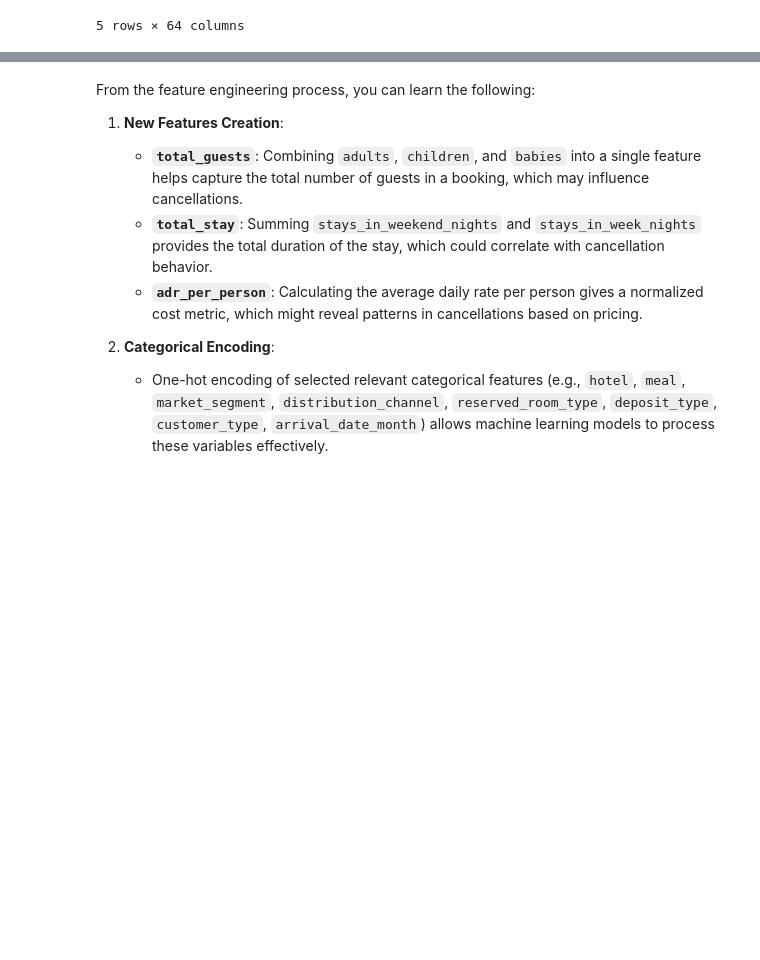
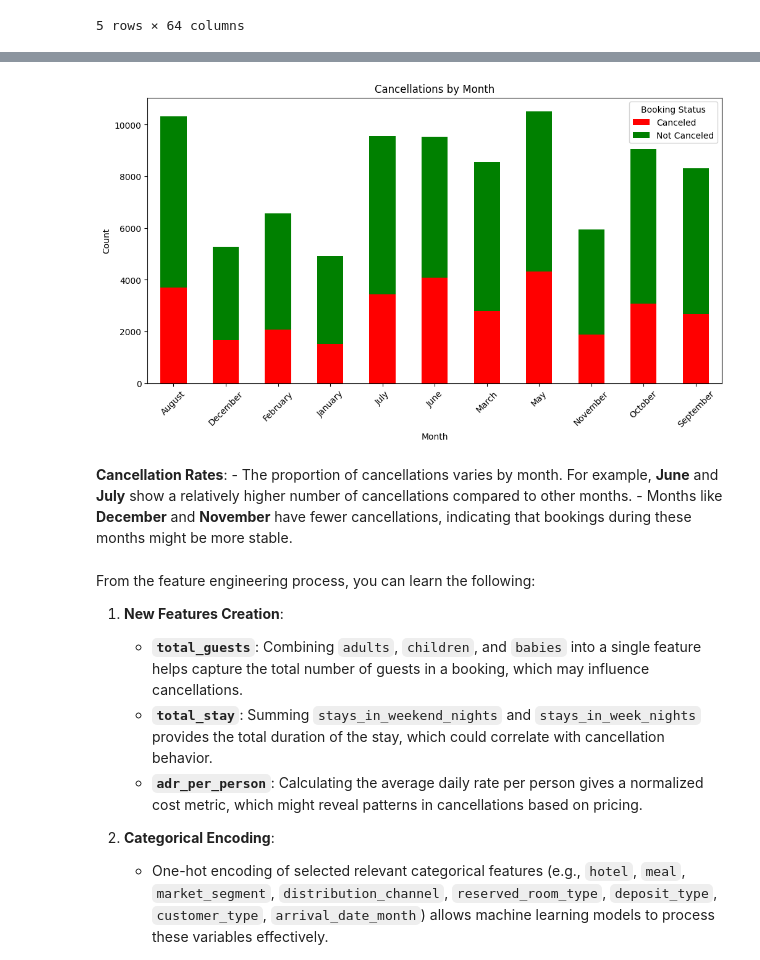
Before and after one commit to EitanKatz1/Hotel_bookin_demand, a Jupyter notebook: Hotel_bookin_demand_EDA.ipynb, the cells around one changed output, grey strips where cells are left out. Saved outputs shown, nothing was run; the diff lists cells and outputs as text; code cells hidden in the pictures; blank space fills up the shorter version.

```diff
--- a/Hotel_bookin_demand_EDA.ipynb
+++ b/Hotel_bookin_demand_EDA.ipynb
@@ -593,3 +611,32 @@ For example, when doing 'df[col].method(value, inplace=True)', try using 'df.met
+# %%
+# Plot the relationship between arrival_date_month and is_canceled using one-hot encoded columns
+month_columns = [col for col in df.columns if col.startswith('arrival_date_month_')]
+month_cancellation_counts = df[df['is_canceled'] == 1][month_columns].sum()
+month_not_cancellation_counts = df[df['is_canceled'] == 0][month_columns].sum()
+
+# Combine the counts into a DataFrame for plotting
+month_data = pd.DataFrame({
+    'Canceled': month_cancellation_counts,
+    'Not Canceled': month_not_cancellation_counts
+}).sort_index()
+
+# Plot the data
+month_data.plot(kind='bar', figsize=(12, 6), stacked=True, color=['red', 'green'])
+plt.title("Cancellations by Month")
+plt.xlabel("Month")
+plt.ylabel("Count")
+plt.xticks(ticks=range(len(month_columns)), labels=[col.split('_')[-1] for col in month_columns], rotation=45)
+plt.legend(title="Booking Status")
+plt.show()
+# %% [output]
+[figure, added]
+# %% [markdown]
+
+
+
+ **Cancellation Rates**:
+    - The proportion of cancellations varies by month. For example, **June** and **July** show a relatively higher number of cancellations compared to other months.
+    - Months like **December** and **November** have fewer cancellations, indicating that bookings during these months might be more stable.
 # %% [markdown]
 From the feature engineering process, you can learn the following:
 
```
Also changed, not shown: parts of 5 cells of this notebook.
